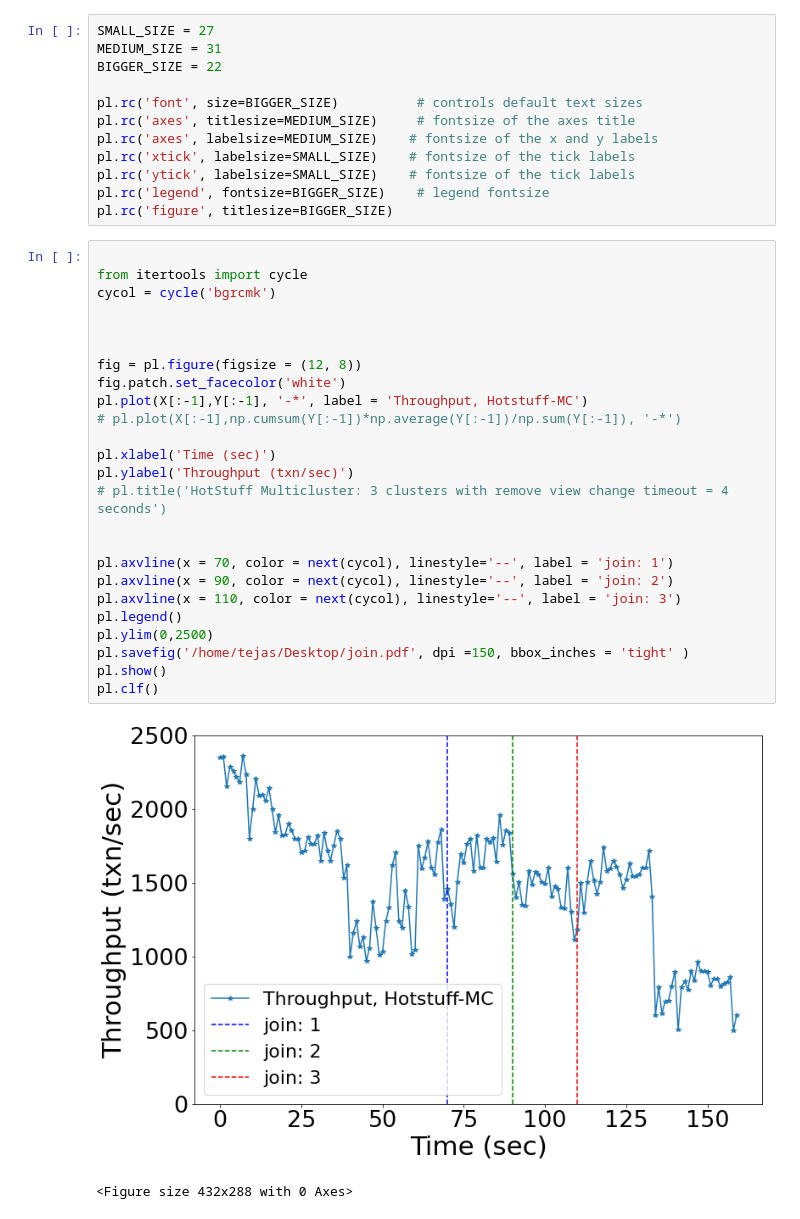
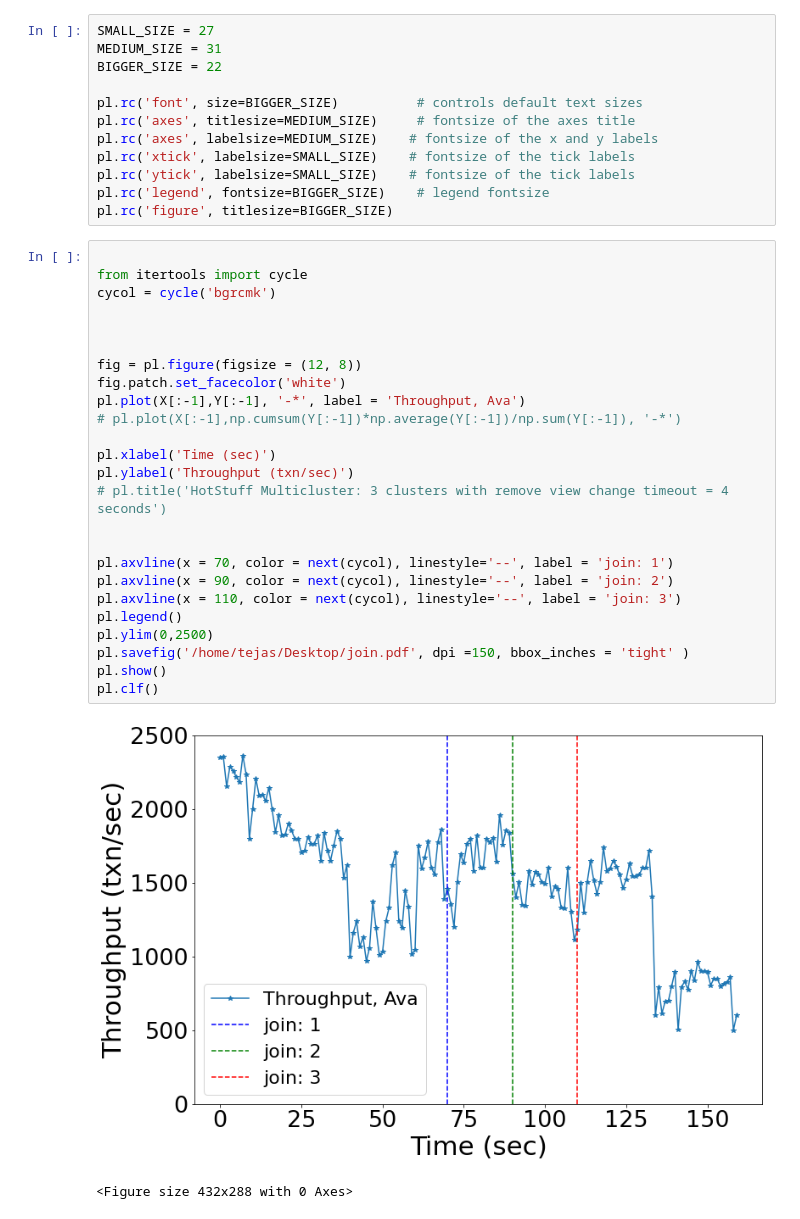
Before and after one commit to tmane002/hs, a Jupyter notebook: hotstuffPrepLocal-MultiJoin.ipynb, the cells around one changed output. Saved outputs shown, nothing was run; the diff lists cells and outputs as text.

```diff
--- a/hotstuffPrepLocal-MultiJoin.ipynb
+++ b/hotstuffPrepLocal-MultiJoin.ipynb
@@ -849,28 +849,28 @@ pl.rc('figure', titlesize=BIGGER_SIZE)
 # %%
 
 from itertools import cycle
 cycol = cycle('bgrcmk')
 
 
 
 fig = pl.figure(figsize = (12, 8))
 fig.patch.set_facecolor('white')
-pl.plot(X[:-1],Y[:-1], '-*', label = 'Throughput, Hotstuff-MC')
+pl.plot(X[:-1],Y[:-1], '-*', label = 'Throughput, Ava')
 # pl.plot(X[:-1],np.cumsum(Y[:-1])*np.average(Y[:-1])/np.sum(Y[:-1]), '-*')
 
 pl.xlabel('Time (sec)')
 pl.ylabel('Throughput (txn/sec)')
 # pl.title('HotStuff Multicluster: 3 clusters with remove view change timeout = 4 seconds')
 
 
 pl.axvline(x = 70, color = next(cycol), linestyle='--', label = 'join: 1')
 pl.axvline(x = 90, color = next(cycol), linestyle='--', label = 'join: 2')
 pl.axvline(x = 110, color = next(cycol), linestyle='--', label = 'join: 3')
 pl.legend()
 pl.ylim(0,2500)
 pl.savefig('/home/tejas/Desktop/join.pdf', dpi =150, bbox_inches = 'tight' )
 pl.show()
 pl.clf()
 # %% [output]
-[figure, old version]
+[figure, new version]
 <Figure size 432x288 with 0 Axes>
```
Also changed, not shown: parts of 1 cell of this notebook, 50 other files.
